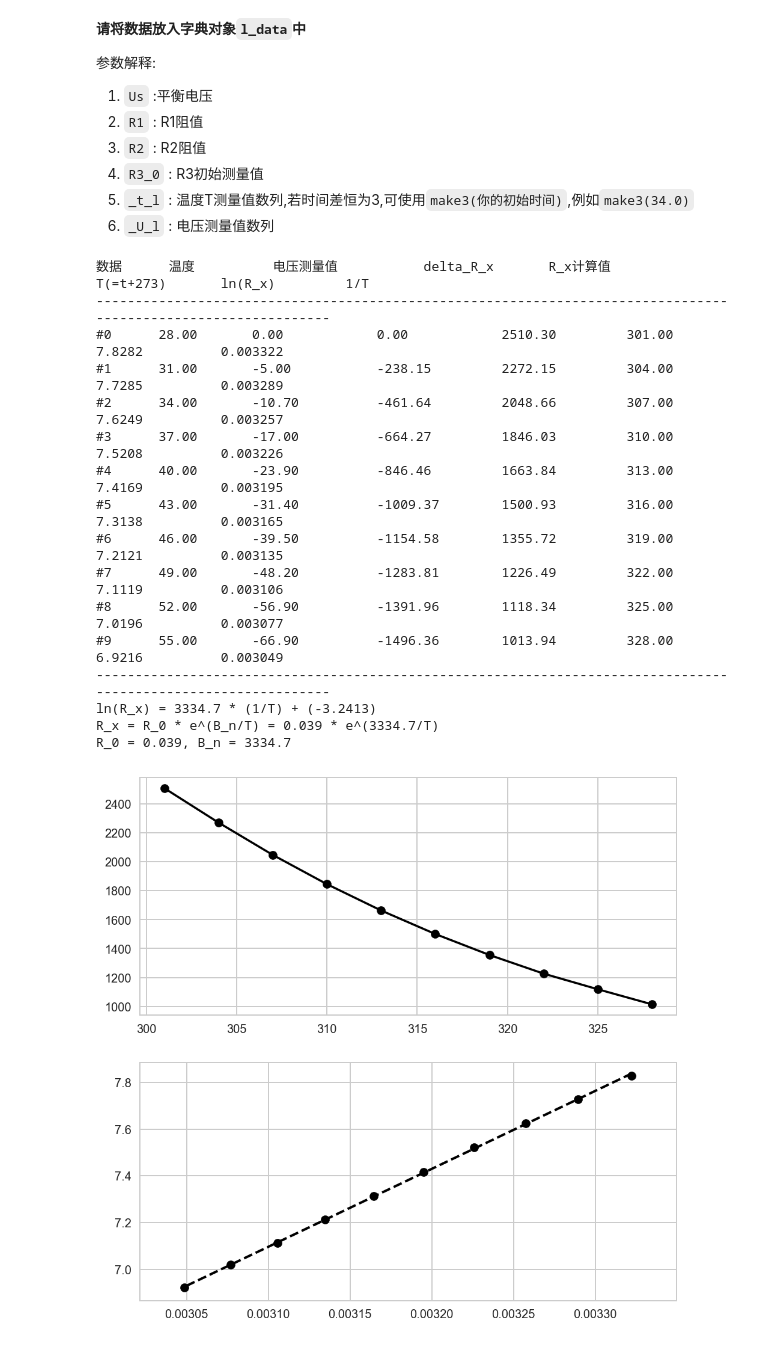
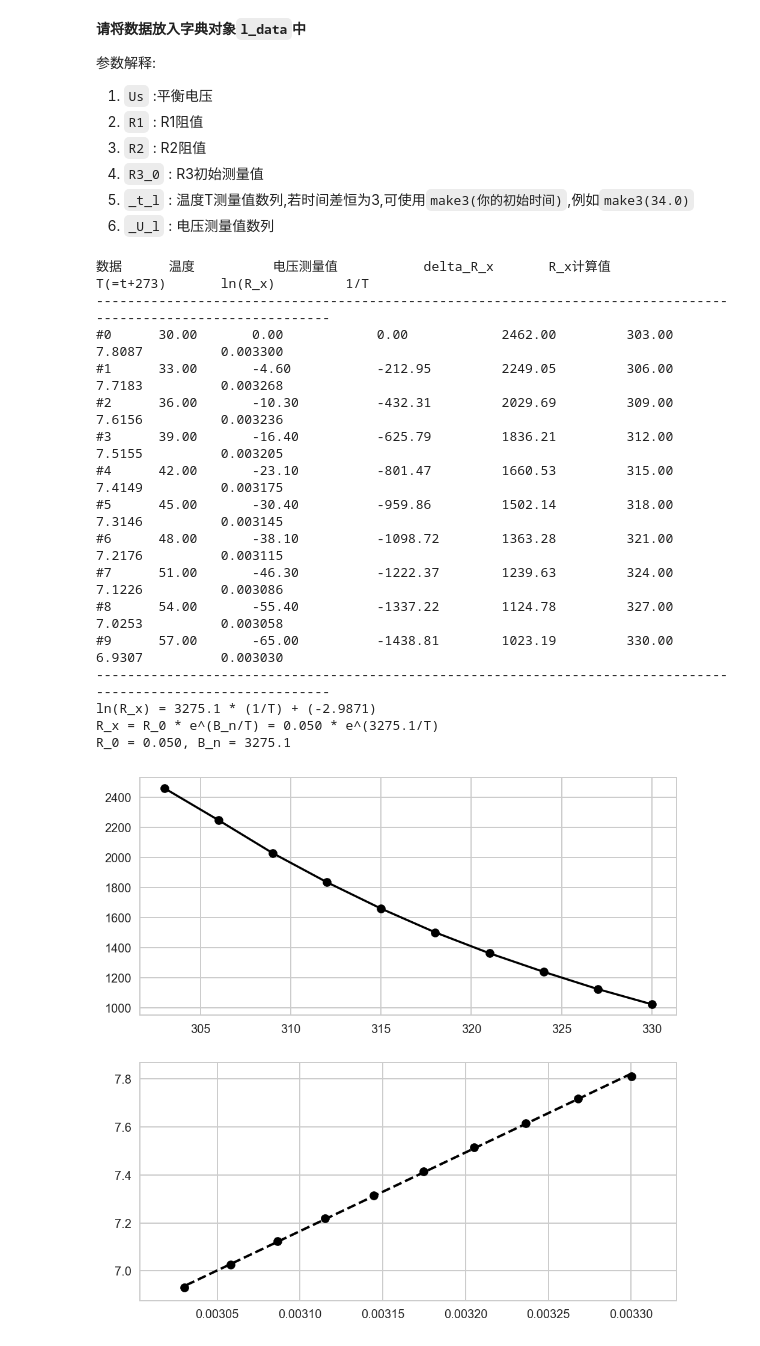
Before and after one commit to Yangjiaxi/pe, a Jupyter notebook: DC Bridge/DC_B.ipynb, the cells around one changed output. Drawn from its saved outputs; the diff is of its cells as text; code cells hidden in the pictures.

```diff
--- a/DC Bridge/DC_B.ipynb
+++ b/DC Bridge/DC_B.ipynb
@@ -8,6 +8,15 @@ sns.set_style("whitegrid")
 # %%
 def make3(init):
     return [init + 3*i for i in range(10)]
+# %%
+def il(str):
+    res = []
+    for ele in str.split('/'):
+        res.append([float(e) for e in ele.split('+')])
+    if len(res) == 1:
+        return res[0]
+    else:
+        return res
 # %% [markdown]
 # 使用惠斯通电桥测量铜电阻
 # %%
@@ -211,28 +220,28 @@ def s_bridge(Us, R1, R2, R3_0, _t_l, _U_l):
 # %%
 s_data = {
     'Us'   : 1.3,
     'R1'   : 100,
     'R2'   : 100,
-    'R3_0' : 2510.3,
-    '_t_l' : make3(28),
-    '_U_l' : [0,-5,-10.7,-17.0,-23.9,-31.4,-39.5,-48.2,-56.9,-66.9]
+    'R3_0' : 2462.00,
+    '_t_l' : make3(30),
+    '_U_l' : il("0+-4.6+-10.3+-16.4+-23.1+-30.4+-38.1+-46.3+-55.4+-65.0")
 }
 s_bridge(**s_data)
 # %% [output]
 数据      温度          电压测量值           delta_R_x       R_x计算值          T(=t+273)       ln(R_x)         1/T
 ---------------------------------------------------------------------------------------------------------------
-#0      28.00       0.00            0.00            2510.30         301.00          7.8282          0.003322
-#1      31.00       -5.00           -238.15         2272.15         304.00          7.7285          0.003289
-#2      34.00       -10.70          -461.64         2048.66         307.00          7.6249          0.003257
-#3      37.00       -17.00          -664.27         1846.03         310.00          7.5208          0.003226
-#4      40.00       -23.90          -846.46         1663.84         313.00          7.4169          0.003195
-#5      43.00       -31.40          -1009.37        1500.93         316.00          7.3138          0.003165
-#6      46.00       -39.50          -1154.58        1355.72         319.00          7.2121          0.003135
-#7      49.00       -48.20          -1283.81        1226.49         322.00          7.1119          0.003106
-#8      52.00       -56.90          -1391.96        1118.34         325.00          7.0196          0.003077
-#9      55.00       -66.90          -1496.36        1013.94         328.00          6.9216          0.003049
+#0      30.00       0.00            0.00            2462.00         303.00          7.8087          0.003300
+#1      33.00       -4.60           -212.95         2249.05         306.00          7.7183          0.003268
+#2      36.00       -10.30          -432.31         2029.69         309.00          7.6156          0.003236
+#3      39.00       -16.40          -625.79         1836.21         312.00          7.5155          0.003205
+#4      42.00       -23.10          -801.47         1660.53         315.00          7.4149          0.003175
+#5      45.00       -30.40          -959.86         1502.14         318.00          7.3146          0.003145
+#6      48.00       -38.10          -1098.72        1363.28         321.00          7.2176          0.003115
+#7      51.00       -46.30          -1222.37        1239.63         324.00          7.1226          0.003086
+#8      54.00       -55.40          -1337.22        1124.78         327.00          7.0253          0.003058
+#9      57.00       -65.00          -1438.81        1023.19         330.00          6.9307          0.003030
 ---------------------------------------------------------------------------------------------------------------
-ln(R_x) = 3334.7 * (1/T) + (-3.2413)
-R_x = R_0 * e^(B_n/T) = 0.039 * e^(3334.7/T)
-R_0 = 0.039, B_n = 3334.7
+ln(R_x) = 3275.1 * (1/T) + (-2.9871)
+R_x = R_0 * e^(B_n/T) = 0.050 * e^(3275.1/T)
+R_0 = 0.050, B_n = 3275.1
-[figure, old version]
+[figure, new version]
```
Also changed, not shown: parts of 3 cells of this notebook, 2 other files.
